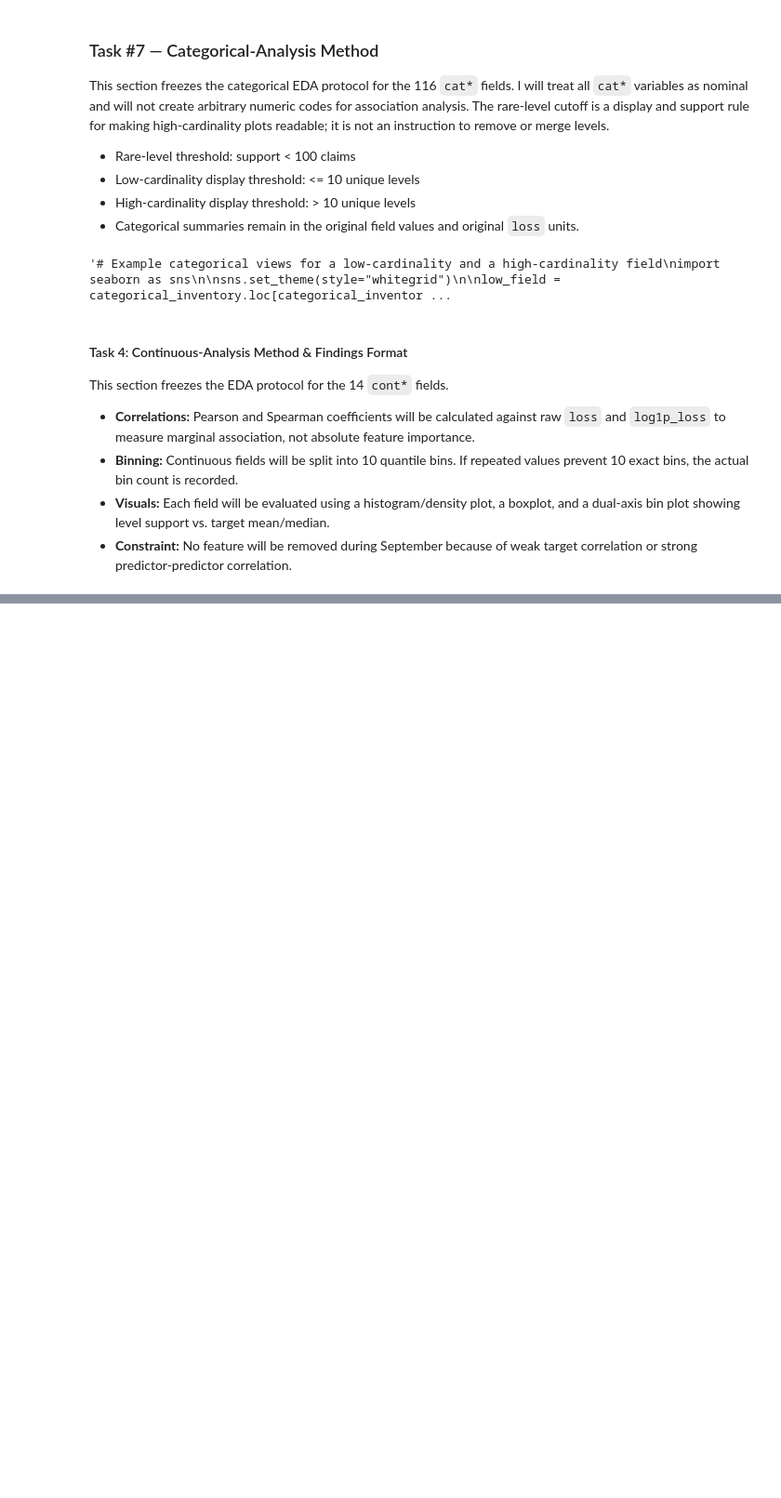
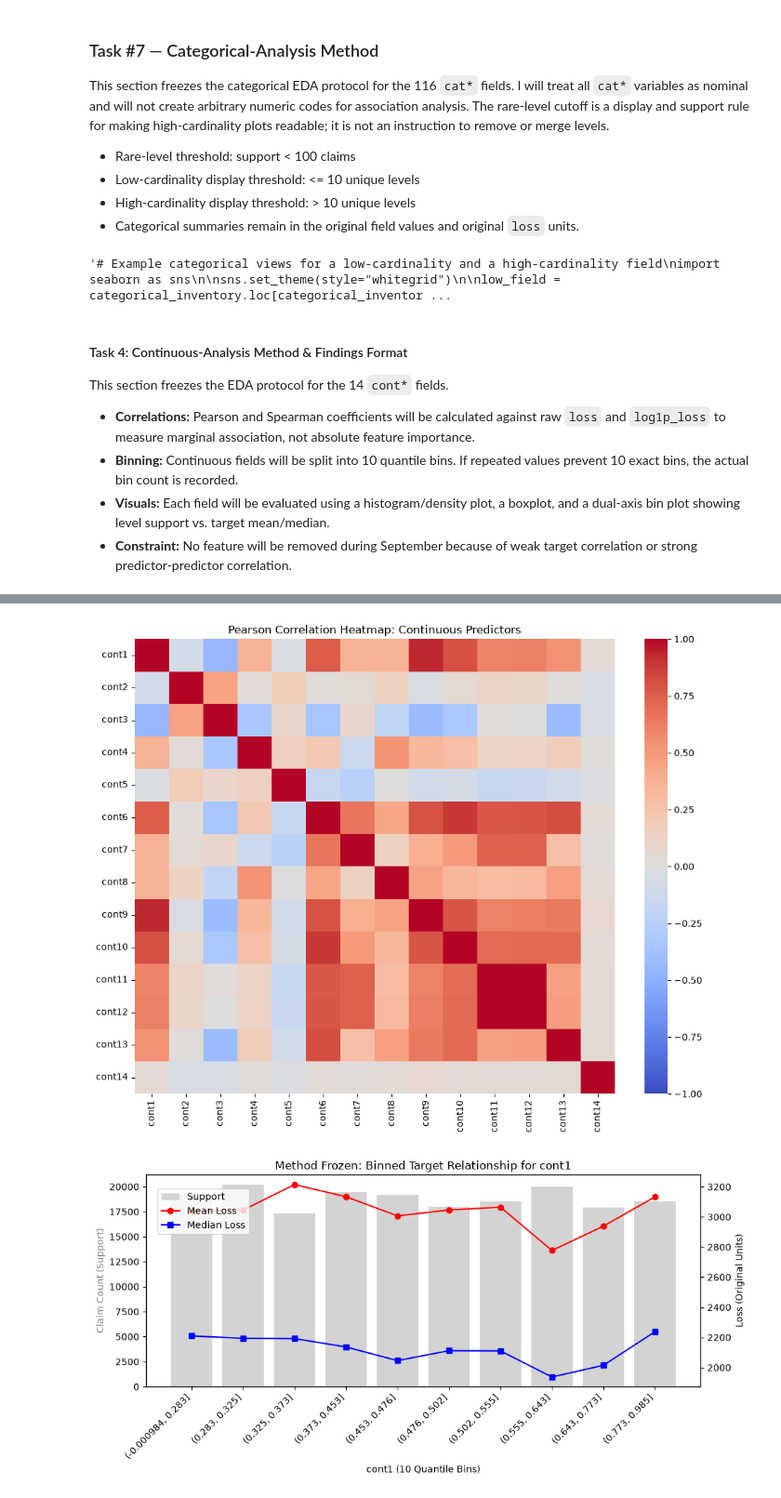
Before and after one commit to Break-Through-Tech/Allstate-1C-predicting-auto-claims-severity, a Jupyter notebook: notebooks/data-understanding.ipynb, the cells around one changed output, grey strips where cells are left out. Shown at 93% size. Cells and saved outputs as stored; diff of their text form; code cells hidden in the pictures; blank space fills up the shorter version.

```diff
--- a/notebooks/data-understanding.ipynb
+++ b/notebooks/data-understanding.ipynb
@@ -610,3 +610,81 @@ This section freezes the EDA protocol for the 14 `cont*` fields.
 # %%
 # Add derived target for correlation
 df["log1p_loss"] = np.log1p(df["loss"])
+
+# Inventory of continuous fields
+cont_inventory = df[cont_cols].describe().T[['min','max','mean','50%', 'std']]
+cont_inventory['unique_count'] = df[cont_cols].nunique()
+print("Continuous Inventory Frozen:")
+print(cont_inventory.head())
+
+# Measure each predictor's association with loss
+# Lamda calculates correlation with a target column
+target_corrs = pd.DataFrame({
+    'Pearson_raw_loss': df[cont_cols].apply(
+        lambda x: x.corr(df['loss'], method='pearson')),
+    'Spearman_raw_loss': df[cont_cols].apply(
+        lambda x: x.corr(df['loss'], method='spearman')),
+    'Pearson_log1p_loss': df[cont_cols].apply(
+        lambda x: x.corr(df['log1p_loss'], method='pearson'))
+})
+print("\nMarginal Correlations to Target Frozen:")
+print(target_corrs.head())
+
+# Predictor Correlation Heatmap
+# Shows relations among predictors
+plt.figure(figsize=(10, 8))
+corr_matrix = df[cont_cols].corr(method='pearson')
+sns.heatmap(corr_matrix, annot=False, cmap='coolwarm', fmt=".2f", vmin=-1, vmax=1)
+plt.title("Pearson Correlation Heatmap: Continuous Predictors")
+plt.tight_layout()
+plt.show()
+
+# Strongest Predictor Pairs
+# Lists the five strongest predictor pairs
+corr_pairs = corr_matrix.unstack().reset_index()
+corr_pairs.columns = ['Feature 1', 'Feature 2', 'Correlation']
+corr_pairs = corr_pairs[
+    corr_pairs['Feature 1'] < corr_pairs['Feature 2']
+]
+corr_pairs['Abs_Corr'] = corr_pairs['Correlation'].abs()
+strongest_pairs = corr_pairs.sort_values(
+    by='Abs_Corr', ascending=False
+).head(5)
+
+# Quantile Binning Methodology
+# Bins continuous predictors into quantiles for categorical analysis
+example_col = 'cont1'
+df[f'{example_col}_bin'] = pd.qcut(
+    df[example_col], q=10, duplicates='drop'
+)
+
+bin_summary = df.groupby(
+    f'{example_col}_bin', observed=True
+)['loss'].agg(
+    support='count',
+    raw_mean='mean',
+    raw_median='median',
+    iqr=lambda x: x.quantile(0.75) - x.quantile(0.25)
+).reset_index()
+
+# Plot bin support and typical loss
+fig, ax1 = plt.subplots(figsize=(10, 5))
+
+# Bar chart for support (left axis)
+ax1.bar(bin_summary.index, bin_summary['support'], color='lightgray', label='Support')
+ax1.set_xlabel(f'{example_col} (10 Quantile Bins)')
+ax1.set_ylabel('Claim Count (Support)', color='gray')
+ax1.set_xticks(bin_summary.index)
+ax1.set_xticklabels([str(b) for b in bin_summary[f'{example_col}_bin']], rotation=45, ha='right')
+
+# Line charts for mean/median loss (right axis)
+ax2 = ax1.twinx()
+ax2.plot(bin_summary.index, bin_summary['raw_mean'], color='red', marker='o', label='Mean Loss')
+ax2.plot(bin_summary.index, bin_summary['raw_median'], color='blue', marker='s', label='Median Loss')
+ax2.set_ylabel('Loss (Original Units)', color='black')
+
+plt.title(f"Method Frozen: Binned Target Relationship for {example_col}")
+fig.legend(loc="upper left", bbox_to_anchor=(0.1, 0.9))
+plt.tight_layout()
+plt.show()
+# %% [output]
@@ -612,0 +706,2 @@ df["log1p_loss"] = np.log1p(df["loss"])
+[figure, added]
+[figure, added]
```
Also changed, not shown: parts of 2 cells of this notebook, 4 other files.
